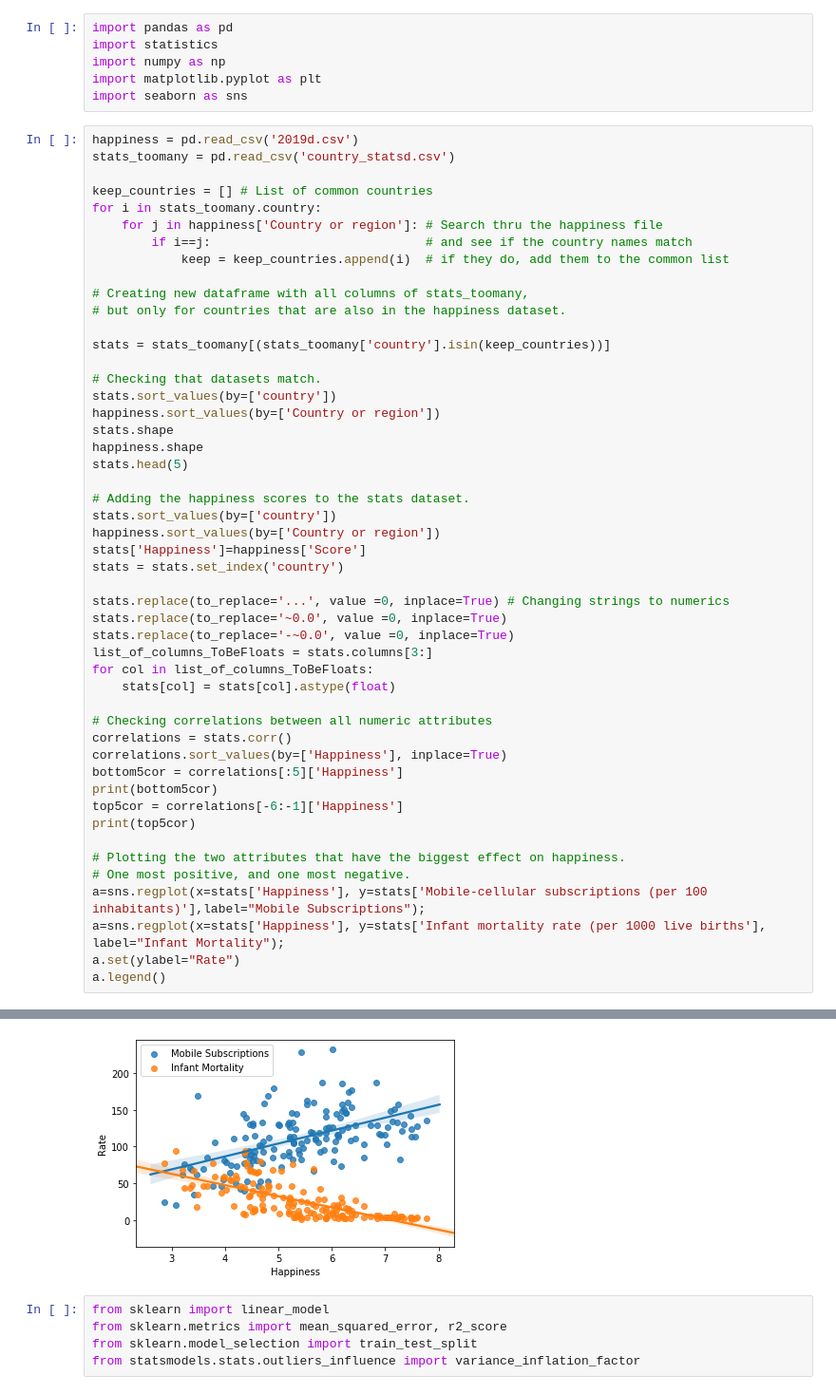
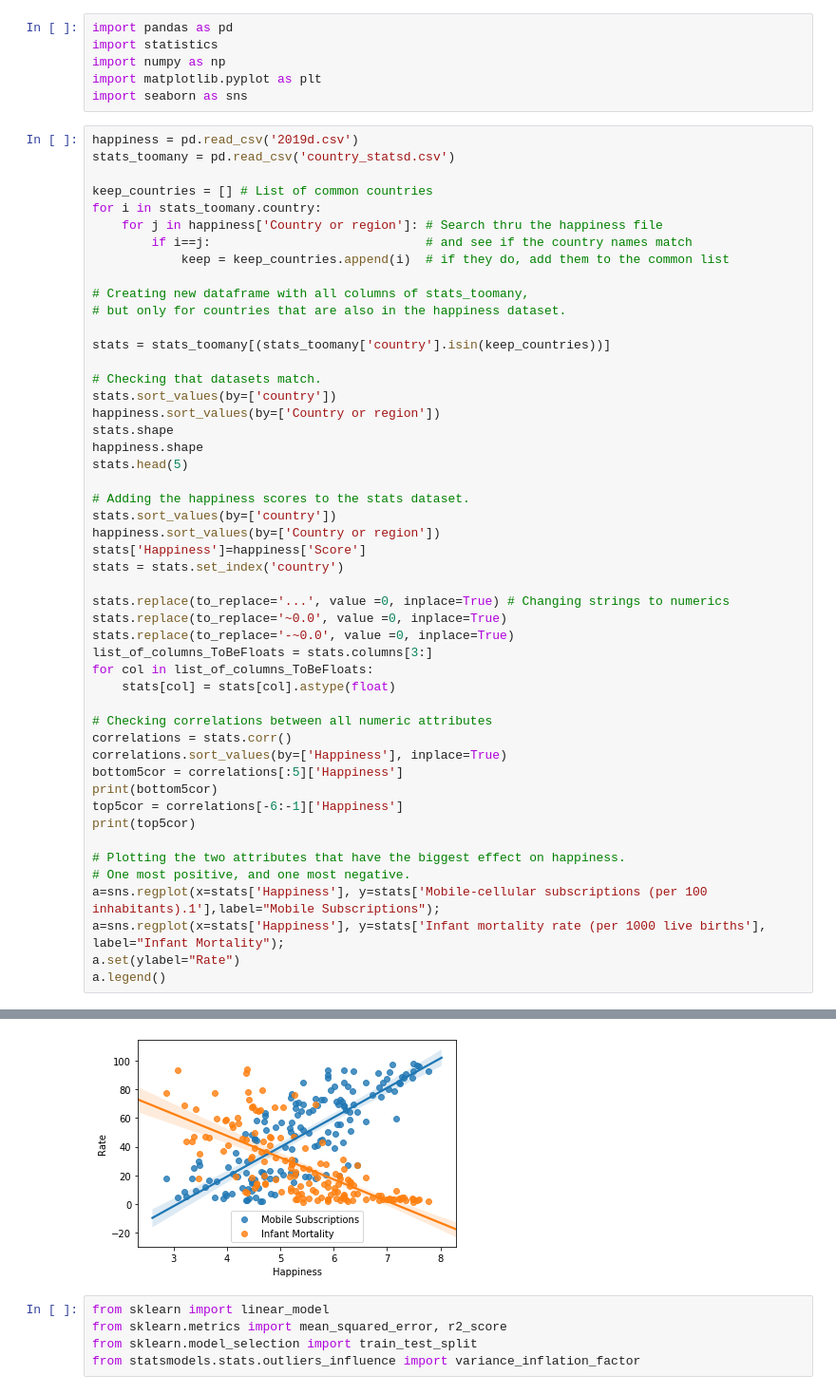
Before and after one commit to Elaishalev/Countries_Happiness, a Jupyter notebook: Happiness_correlations_regressions.ipynb, the cells around one changed output, grey strips where cells are left out. Shown at 95% size. Cells and saved outputs as stored; diff of their text form.

```diff
--- a/Happiness_correlations_regressions.ipynb
+++ b/Happiness_correlations_regressions.ipynb
@@ -39,35 +39,35 @@ list_of_columns_ToBeFloats = stats.columns[3:]
 for col in list_of_columns_ToBeFloats:
     stats[col] = stats[col].astype(float)
 
 # Checking correlations between all numeric attributes
 correlations = stats.corr()
 correlations.sort_values(by=['Happiness'], inplace=True)
 bottom5cor = correlations[:5]['Happiness']
 print(bottom5cor)
 top5cor = correlations[-6:-1]['Happiness']
 print(top5cor)
 
 # Plotting the two attributes that have the biggest effect on happiness.
 # One most positive, and one most negative.
-a=sns.regplot(x=stats['Happiness'], y=stats['Mobile-cellular subscriptions (per 100 inhabitants)'],label="Mobile Subscriptions");
+a=sns.regplot(x=stats['Happiness'], y=stats['Mobile-cellular subscriptions (per 100 inhabitants).1'],label="Mobile Subscriptions");
 a=sns.regplot(x=stats['Happiness'], y=stats['Infant mortality rate (per 1000 live births'], label="Infant Mortality");
 a.set(ylabel="Rate")
 a.legend()
 # %% [output]
 Infant mortality rate (per 1000 live births                  -0.702155
 Pop. using improved sanitation facilities (urban/rural, %)   -0.701874
 Fertility rate, total (live births per woman)                -0.635398
 Economy: Agriculture (% of GVA)                              -0.596738
 Employment: Agriculture (% of employed)                      -0.579133
 Name: Happiness, dtype: float64
 Economy: Services and other activity (% of GVA)          0.580328
 Urban population (% of total population)                 0.666212
 Employment: Services (% of employed)                     0.709983
 GDP per capita (current US$)                             0.729044
 Mobile-cellular subscriptions (per 100 inhabitants).1    0.789833
 Name: Happiness, dtype: float64
 <matplotlib.legend.Legend at 0x...>
-[figure, old version]
+[figure, new version]
 # %%
 from sklearn import linear_model
 from sklearn.metrics import mean_squared_error, r2_score
```
